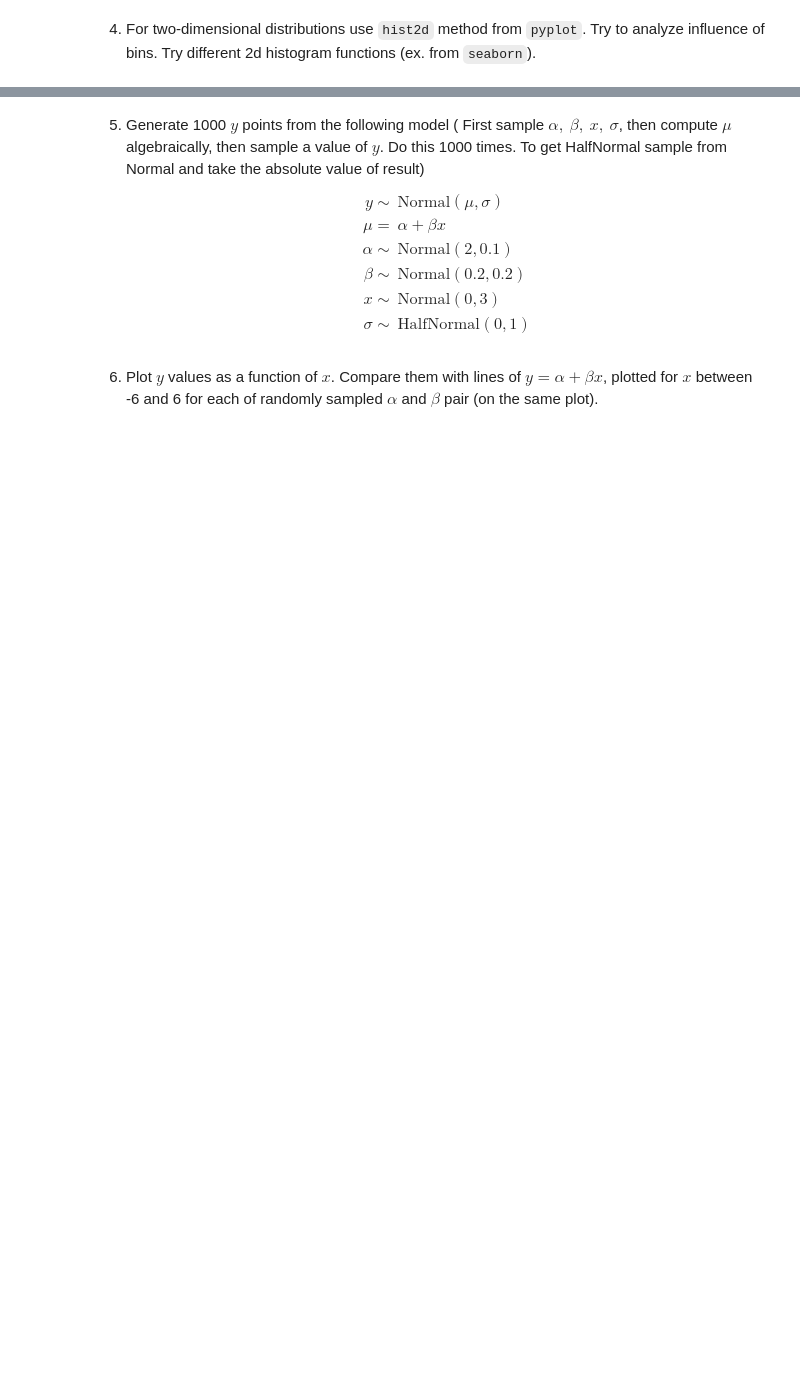
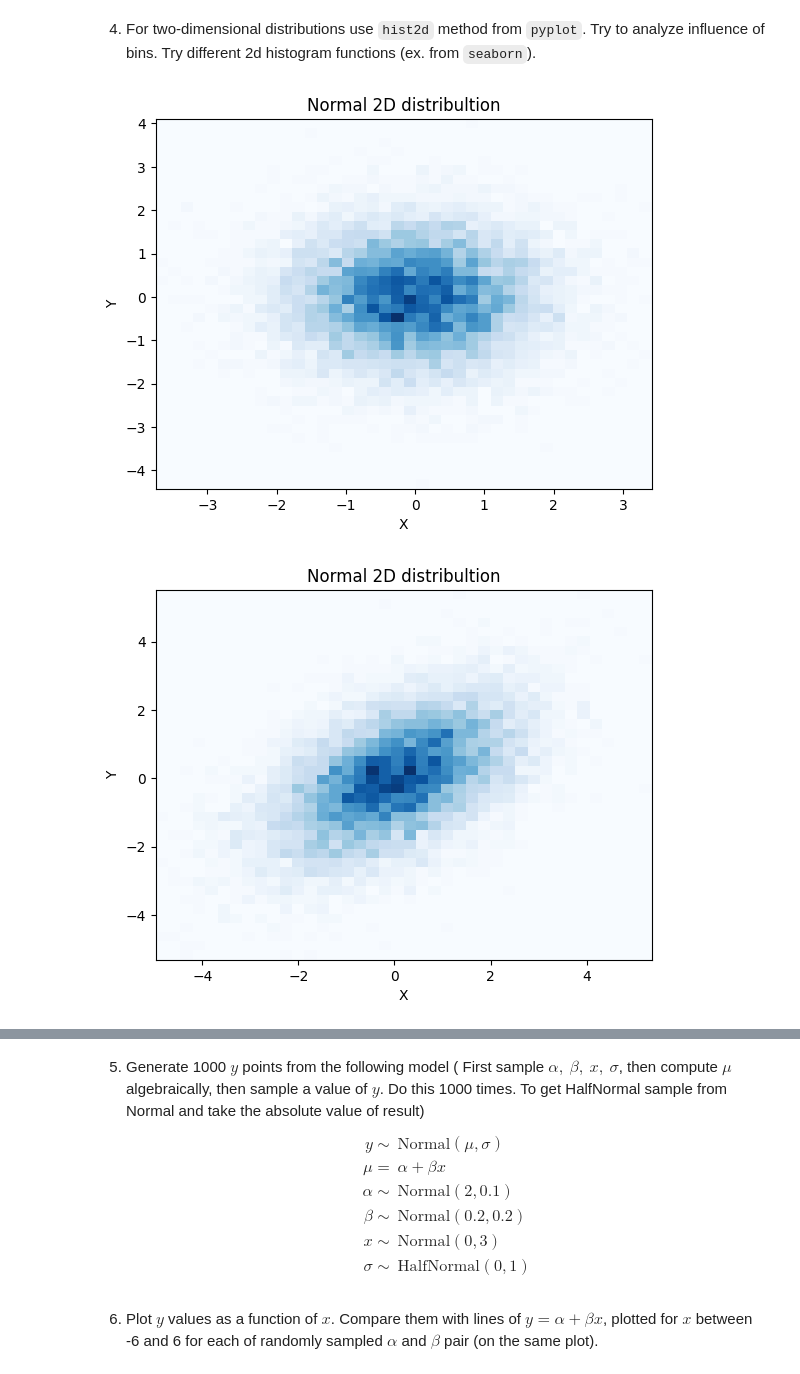
Before and after one commit to Kri5t0fK/AiR_ISZ_DA, a Jupyter notebook: Lab1/DA_lab1.ipynb, the cells around one changed output, grey strips where cells are left out. Saved outputs shown, nothing was run; the diff lists cells and outputs as text; code cells hidden in the pictures; blank space fills up the shorter version.

````diff
--- a/Lab1/DA_lab1.ipynb
+++ b/Lab1/DA_lab1.ipynb
@@ -20,15 +23,16 @@ $$
 \Sigma_2=\begin{bmatrix}2&1\\1&2\end{bmatrix}
 $$
 # %%
-uniform_distribution_0_1 = np.random.uniform(0, 1, 1000)
-normal_distribution_mu0_sig1 = np.random.normal(0, 1, 1000)
-normal_distribution_mu0_sig10 = np.random.normal(0, 10, 1000)
-beta_distribution_a1_b1 = np.random.beta(1, 1, 1000)
-beta_distribution_a2_b2 = np.random.beta(2, 2, 1000)
-beta_distribution_a3_b9 = np.random.beta(3, 9, 1000)
+distributions = {}
+distributions['uniform_0_1'] = np.random.uniform(0, 1, 1000)
+distributions['normal_mu0_sig1'] = np.random.normal(0, 1, 1000)
+distributions['normal_mu0_sig10'] = np.random.normal(0, 10, 1000)
+distributions['beta_a1_b1'] = np.random.beta(1, 1, 1000)
+distributions['beta_a2_b2'] = np.random.beta(2, 2, 1000)
+distributions['beta_a3_b9'] = np.random.beta(3, 9, 1000)
 
 mu0 = np.array([0, 0])
 cov1 = np.array([[1, 0], [0, 1]])
 cov2 = np.array([[2, 1], [1, 2]])
-normal2D_distribution_mu0_cov1 = np.random.multivariate_normal(mu0, cov1, 10000)
-normal2D_distribution_mu0_cov2 = np.random.multivariate_normal(mu0, cov2, 10000)
+distributions['normal2D_mu0_cov1'] = np.random.multivariate_normal(mu0, cov1, 10000)
+distributions['normal2D_mu0_cov2'] = np.random.multivariate_normal(mu0, cov2, 10000)
@@ -84,7 +79,27 @@ plotter_hist1D(beta_distribution_a3_b9, beta_distribution_a3_b9_anal, bins=10, t
 # %% [markdown]
 4. For two-dimensional distributions use ```hist2d``` method from ```pyplot```. Try to analyze influence of bins. Try different 2d histogram functions (ex. from ```seaborn```).
-# %%
-def plotter_hist2D(data: np.ndarray, bins: int=10, title: str=""):
-    plt.hist2d(x=data[:,0], y=data[:,1], bins=bins)
-    plt.title(title)
-    plt.show()
+# %%
+# Pyplot plotter
+def plotter_hist2D(data: np.ndarray, bins: int=40, title: str=''):
+    fig, ax = plt.subplots()
+    ax.hist2d(x=data[:,0], y=data[:,1], bins=bins, cmap='Blues')
+    ax.set(title=title, xlabel='X', ylabel='Y')
+    plt.show()
+
+# Seaborn plotter
+def plotter_hist2D_seaborn(data: np.ndarray, bins: int=40, title: str=''):
+    # prepare data
+    df = pd.DataFrame(data, columns=['X', 'Y'])
+    fig, ax = plt.subplots()
+    sns.histplot(df, x='X', y='Y', bins=bins, ax=ax)
+    ax.set(title=title)
+    plt.show()
+# %%
+plotter_hist2D(distributions['normal2D_mu0_cov1'], bins=40, title='Normal 2D distribultion')
+plotter_hist2D(distributions['normal2D_mu0_cov2'], bins=40, title='Normal 2D distribultion')
+
+plotter_hist2D_seaborn(distributions['normal2D_mu0_cov1'], bins=40, title='Normal 2D distribultion')
+plotter_hist2D_seaborn(distributions['normal2D_mu0_cov2'], bins=40, title='Normal 2D distribultion')
+# %% [output]
+[figure, added]
+[figure, added]
````
Also changed, not shown: parts of 9 cells of this notebook.
